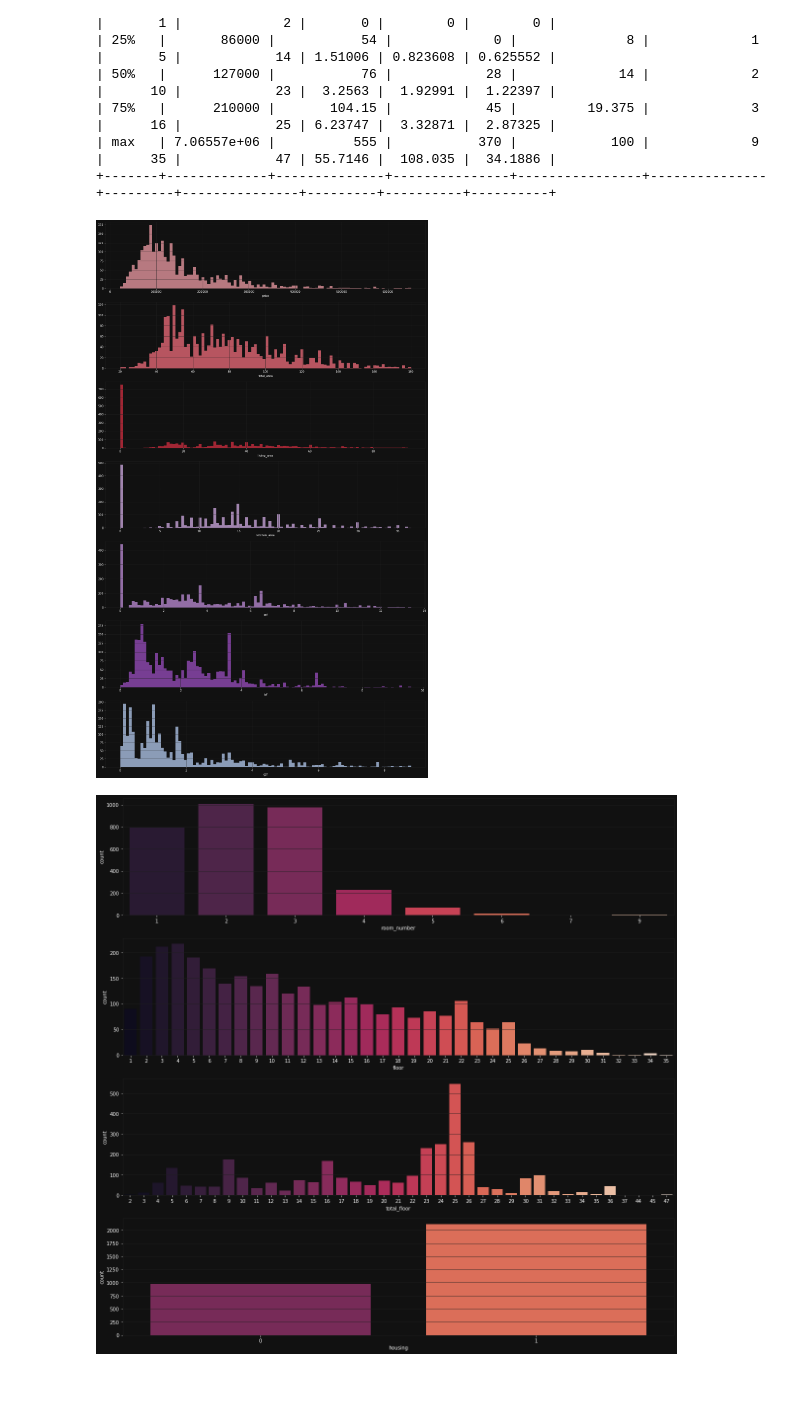
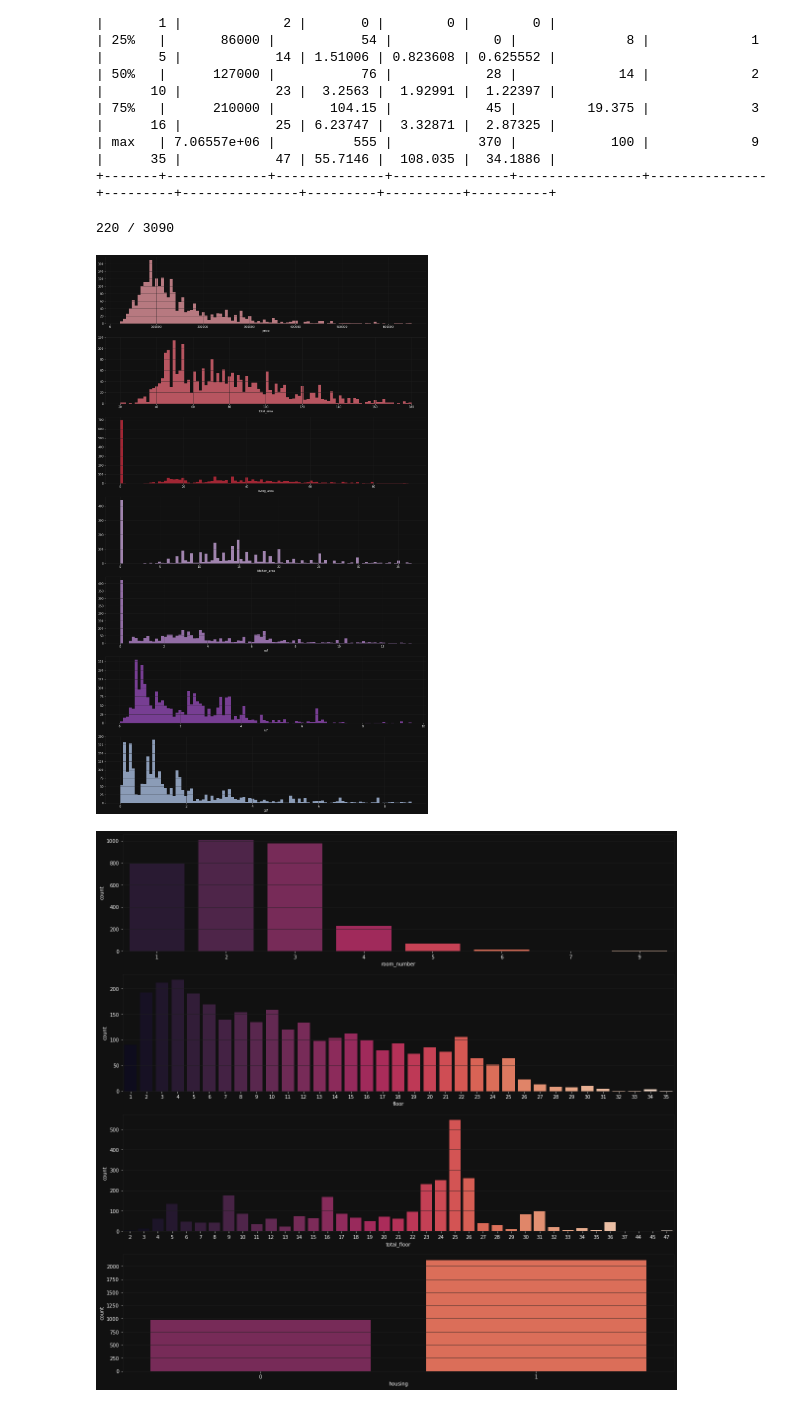
Before and after one commit to xXxRisingTidexXx/rampart, a Jupyter notebook: notebooks/flats.ipynb, the cells around one changed output. Drawn from its saved outputs; the diff is of its cells as text; code cells hidden in the pictures.

```diff
--- a/notebooks/flats.ipynb
+++ b/notebooks/flats.ipynb
@@ -60,4 +61,5 @@ with engine.connect() as connection:
         connection,
         index_col=['id']
     )
+most_flats = flats[(abs(zscore(flats)) < 2).all(1)]
 # %%
@@ -111,14 +113,17 @@ render(flats.loc[:, flats.columns != 'housing'].describe(), showindex=True)
 | 75%   |      210000 |       104.15 |            45 |         19.375 |             3 |      16 |            25 | 6.23747 |  3.32871 |  2.87325 |
 | max   | 7.06557e+06 |          555 |           370 |            100 |             9 |      35 |            47 | 55.7146 |  108.035 |  34.1886 |
 +-------+-------------+--------------+---------------+----------------+---------------+---------+---------------+---------+----------+----------+
+# %%
+print(len(flats[(flats['price'] <= 100000) & (flats['ssf'] >= 2) & (flats['gzf'] >= 2)]), len(flats), sep=' / ')
+# %% [output]
+220 / 3090
 # %%
-floats = flats.select_dtypes(include='float64')
-floats = floats[(abs(zscore(floats)) < 2).all(1)]
+floats = most_flats.select_dtypes(include='float64')
 axes = subplots(len(floats.columns), figsize=(20, 5 * len(floats.columns)))[1]
 for i, column in enumerate(floats.columns):
     distplot(floats[column], ax=axes[i], color=colors[i], bins=100, kde=False, hist_kws={'alpha': 0.7})
 # %% [output]
-[figure, old version]
+[figure, new version]
 # %%
 ints = flats.select_dtypes(include='int64')
 axes = subplots(len(ints.columns), figsize=(20, 5 * len(ints.columns)))[1]
```
Also changed, not shown: parts of 6 cells of this notebook.
